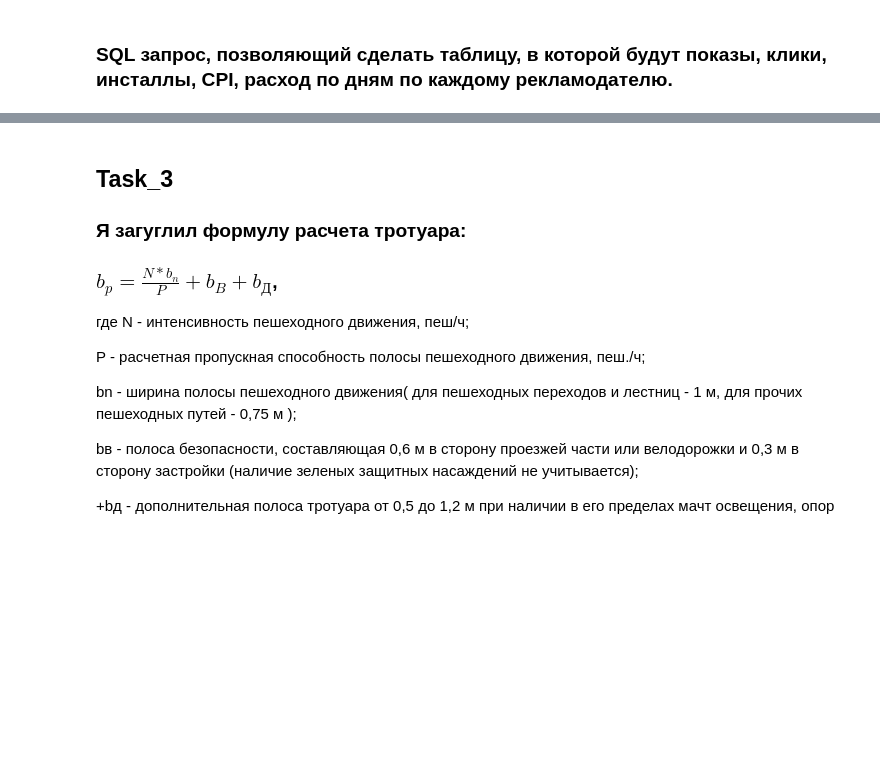
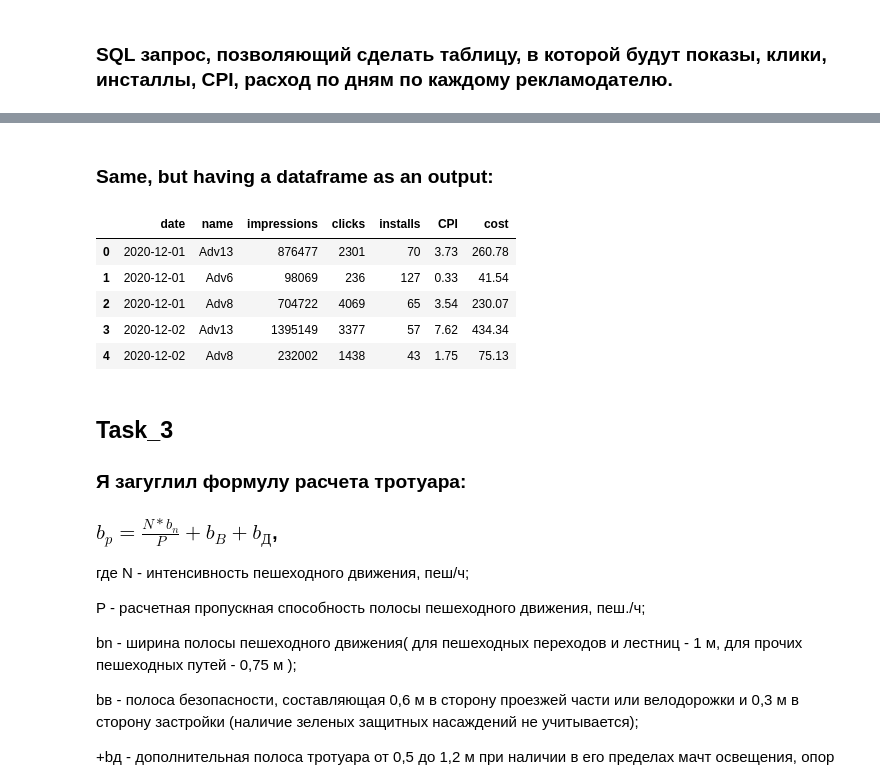
Before and after one commit to fishenzone/Projects, a Jupyter notebook: projects/test_tasks/Mobio/mobio.ipynb, the cells around one changed output, grey strips where cells are left out. Cells and saved outputs as stored; diff of their text form; code cells hidden in the pictures; blank space fills up the shorter version.

Commit message:
Add df as an output

```diff
--- a/projects/test_tasks/Mobio/mobio.ipynb
+++ b/projects/test_tasks/Mobio/mobio.ipynb
@@ -161,10 +191,7 @@ connection.close()
 # %% [markdown]
 ### SQL запрос, позволяющий сделать таблицу, в которой будут показы, клики, инсталлы, CPI, расход по дням по каждому рекламодателю.
 # %%
-connection = sqlite3.connect('test.db')
-cursor = connection.cursor()
-
-sql = '''
+sql_query = '''
 SELECT
   stats.date as date,
   adv.name as name,
@@ -182,9 +209,3 @@ group by
 order by
   date, name;
 '''
-cursor.execute(sql)
-result = cursor.fetchall()
-for row in result:
-    print(row)
-
-connection.close()
@@ -210,3 +232,17 @@ connection.close()
+# %% [markdown]
+### Same, but having a dataframe as an **output**:
+# %%
+connection = sqlite3.connect('task_2.db')
+df_sql = pd.read_sql_query(sql_query, connection)
+connection.close()
+df_sql.head()
+# %% [output]
+|  | date | name | impressions | clicks | installs | CPI | cost |
+| 0 | 2020-12-01 | Adv13 | 876477 | 2301 | 70 | 3.73 | 260.78 |
+| 1 | 2020-12-01 | Adv6 | 98069 | 236 | 127 | 0.33 | 41.54 |
+| 2 | 2020-12-01 | Adv8 | 704722 | 4069 | 65 | 3.54 | 230.07 |
+| 3 | 2020-12-02 | Adv13 | 1395149 | 3377 | 57 | 7.62 | 434.34 |
+| 4 | 2020-12-02 | Adv8 | 232002 | 1438 | 43 | 1.75 | 75.13 |
 # %% [markdown]
 ## Task_3
 ### Я загуглил формулу расчета тротуара:
```
Also changed, not shown: parts of 4 cells of this notebook.
